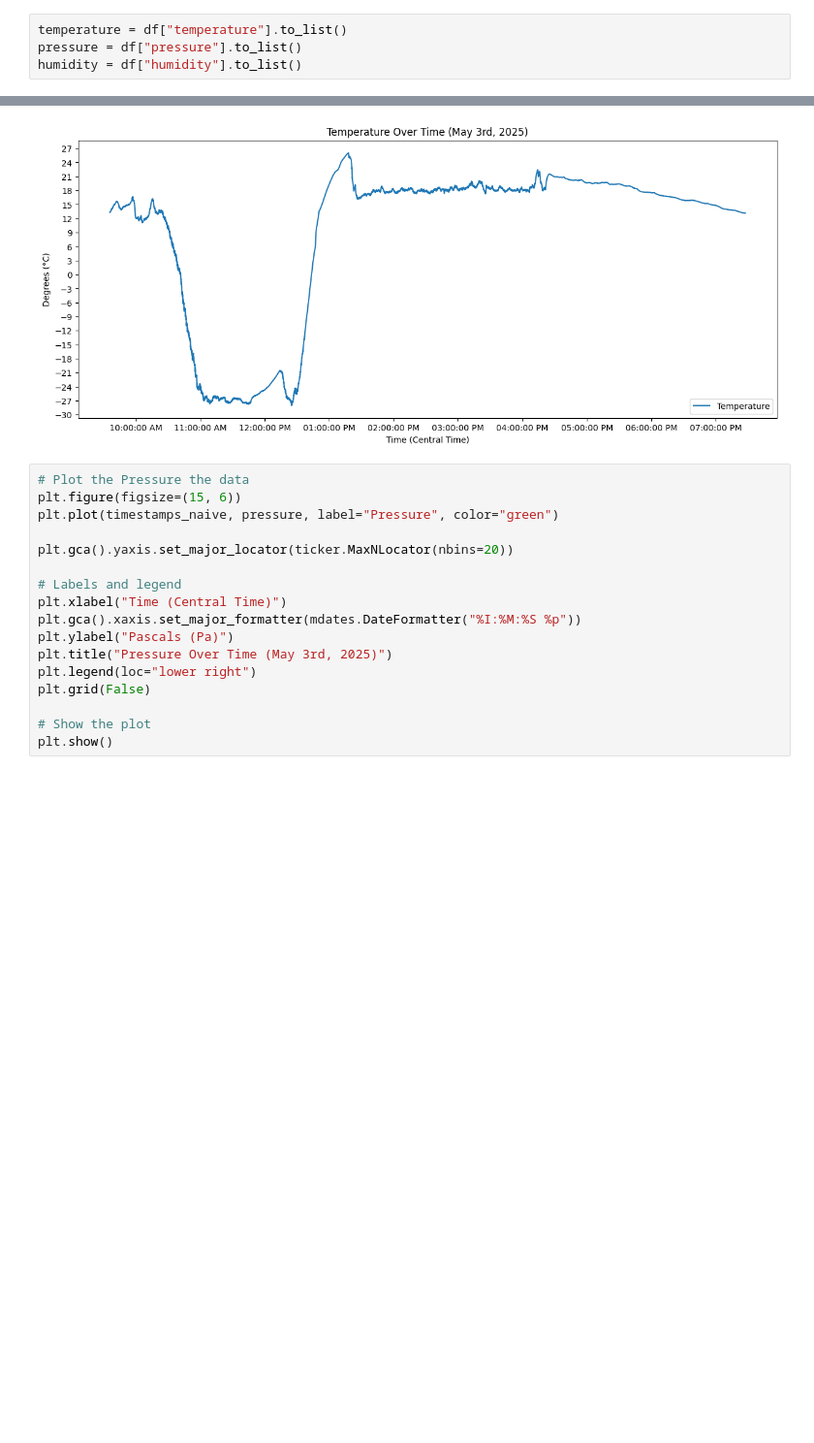
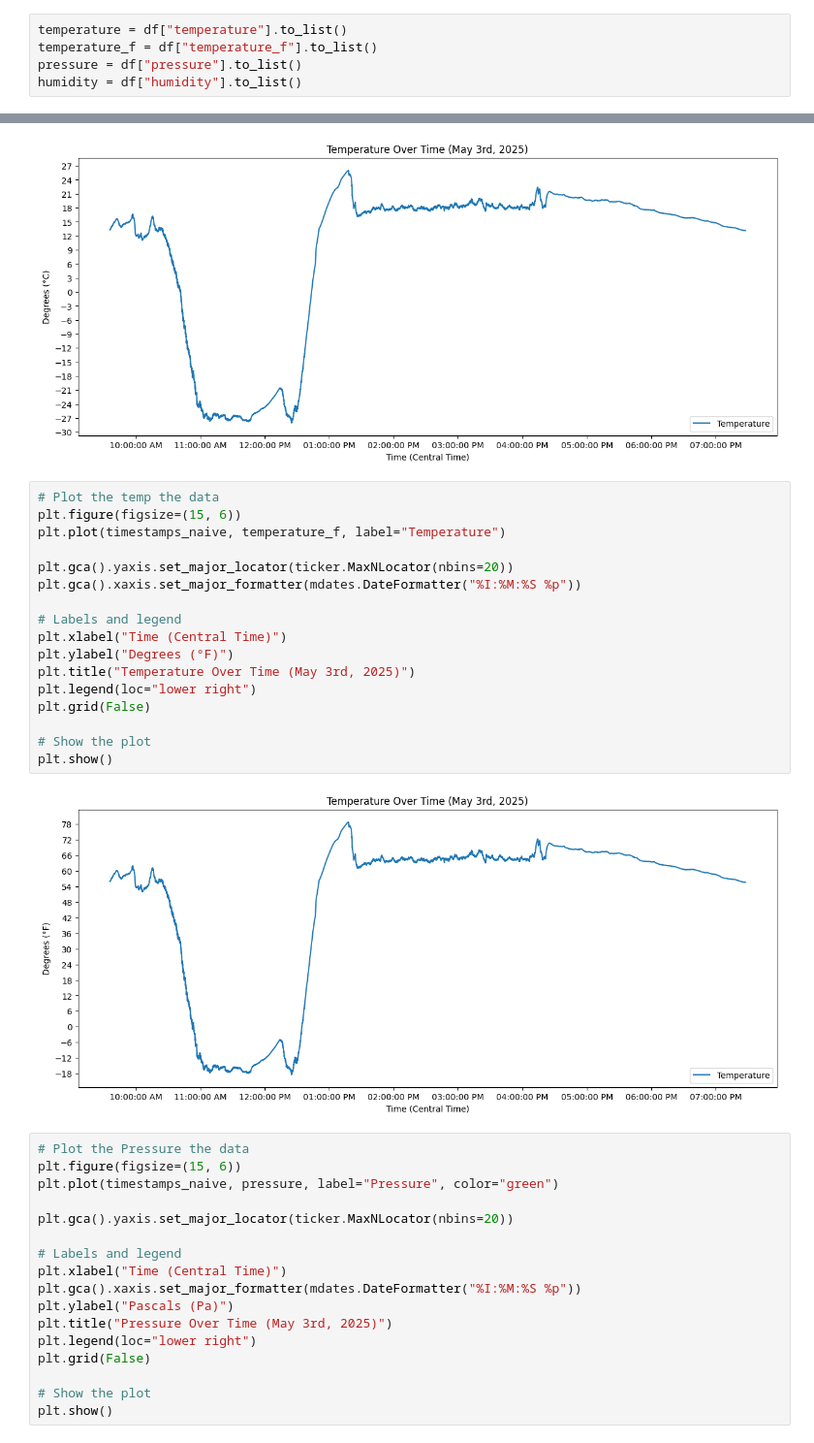
Before and after one commit to shaivilp/Geiger-Counter, a Jupyter notebook: data-visualizations/visualizations.ipynb, the cells around one changed output, grey strips where cells are left out. Shown: that part at 97% size. Saved outputs shown, nothing was run; the diff lists cells and outputs as text; blank space fills up the shorter version.

```diff
--- a/data-visualizations/visualizations.ipynb
+++ b/data-visualizations/visualizations.ipynb
@@ -88,6 +103,7 @@ timestamps_naive[:5]
  datetime.datetime(2025, 5, 3, 9, 36, 4)]
 # %%
 temperature = df["temperature"].to_list()
+temperature_f = df["temperature_f"].to_list()
 pressure = df["pressure"].to_list()
 humidity = df["humidity"].to_list()
 # %% [output]
@@ -127,6 +143,25 @@ plt.grid(False)
 plt.show()
 # %% [output]
 [figure]
+# %%
+# Plot the temp the data
+plt.figure(figsize=(15, 6))
+plt.plot(timestamps_naive, temperature_f, label="Temperature")
+
+plt.gca().yaxis.set_major_locator(ticker.MaxNLocator(nbins=20))
+plt.gca().xaxis.set_major_formatter(mdates.DateFormatter("%I:%M:%S %p"))
+
+# Labels and legend
+plt.xlabel("Time (Central Time)")
+plt.ylabel("Degrees (°F)")
+plt.title("Temperature Over Time (May 3rd, 2025)")
+plt.legend(loc="lower right")
+plt.grid(False)
+
+# Show the plot
+plt.show()
+# %% [output]
+[figure, added]
 # %%
 # Plot the Pressure the data
 plt.figure(figsize=(15, 6))
```
Also changed, not shown: parts of 2 cells of this notebook, 3 other files.
